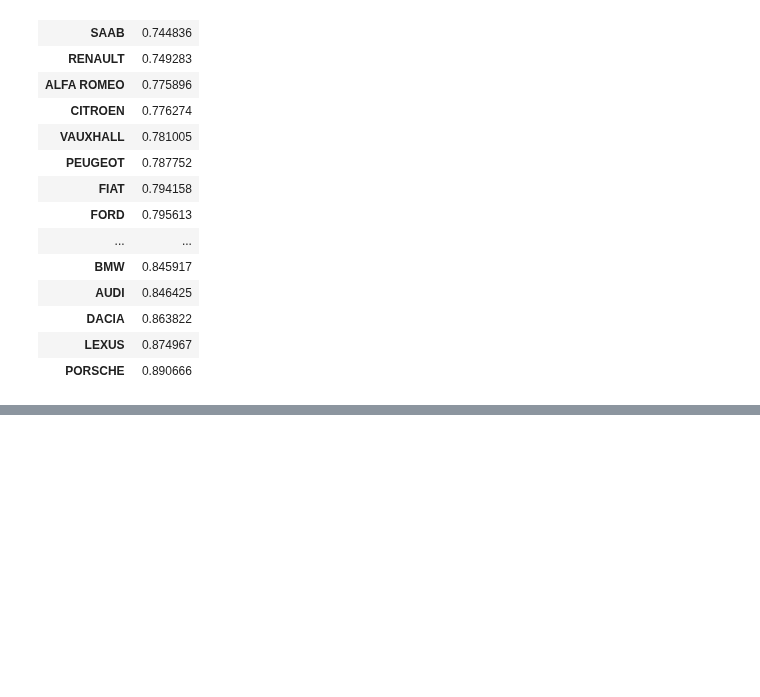
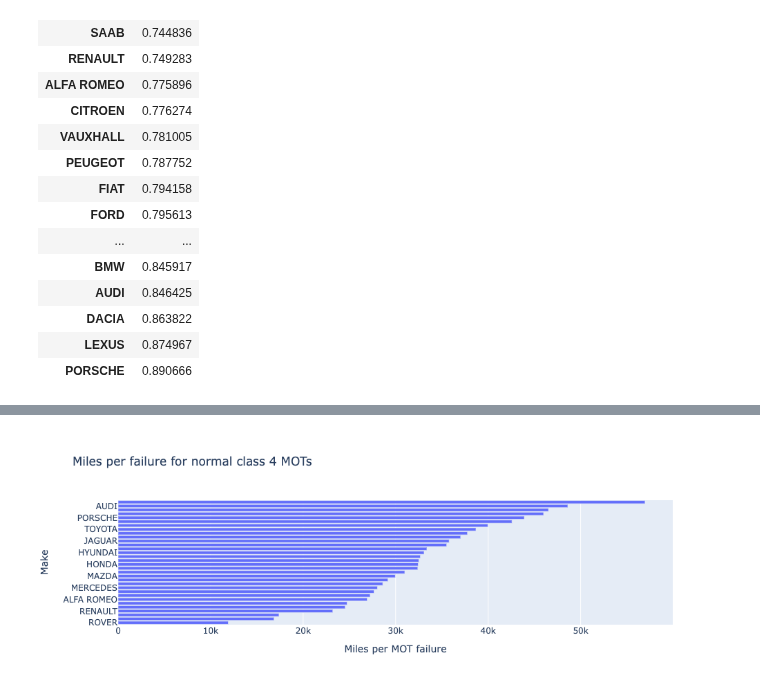
Before and after one commit to michalc/dft-mot-analysis, a Jupyter notebook: 03 - explore.ipynb, the cells around one changed output, grey strips where cells are left out. Saved outputs shown, nothing was run; the diff lists cells and outputs as text; code cells hidden in the pictures; blank space fills up the shorter version.

```diff
--- a/03 - explore.ipynb
+++ b/03 - explore.ipynb
@@ -308,0 +326,20 @@ plt.show()
+# %%
+df = pd.read_sql_query(f"""
+    SELECT
+        CASE make
+           WHEN 'MERCEDES-BENZ'
+               THEN 'MERCEDES'
+           ELSE make
+        END AS make_,
+        SUM(test_mileage / ((julianday(test_date) - julianday(first_use_date)) / 365.25)) /
+        CAST(SUM(CASE WHEN julianday(test_date) - julianday(first_use_date) <= 1096 THEN 3 ELSE 1 END) FILTER (WHERE test_result = 'F') AS REAL)
+        AS miles_per_failure
+    FROM
+        tests
+    WHERE
+        test_class_id=4 AND test_type = 'NT' AND test_result IN ('P', 'PRS', 'F') AND test_date LIKE '2020-%'
+        AND make IN ({','.join(['?'] * len(df_top_makes))})
+    GROUP BY make_
+    ORDER BY miles_per_failure
+""", con, params=df_top_makes['make_'], index_col=['make_'])
+df
@@ -308,0 +365,10 @@ plt.show()
+# %%
+fig = px.bar(df, orientation='h', title="Miles per failure for normal class 4 MOTs", labels={'make_': 'Make', 'value': 'Miles per MOT failure'})
+fig.update_layout(showlegend=False)
+fig.update_layout({
+   'paper_bgcolor': 'rgba(0, 0, 0, 0)',
+})
+pio.write_image(fig, 'charts/04 - 2020 MOT pass rates.svg', height=800, width=500)
+fig.show()
+# %% [output]
+[figure, added]
```
Also changed, not shown: parts of 7 cells of this notebook.
